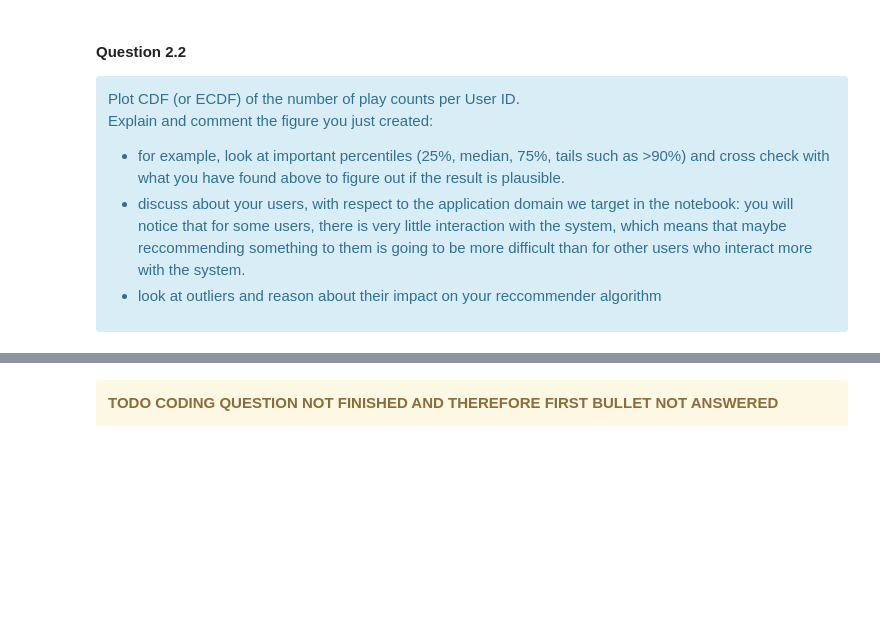
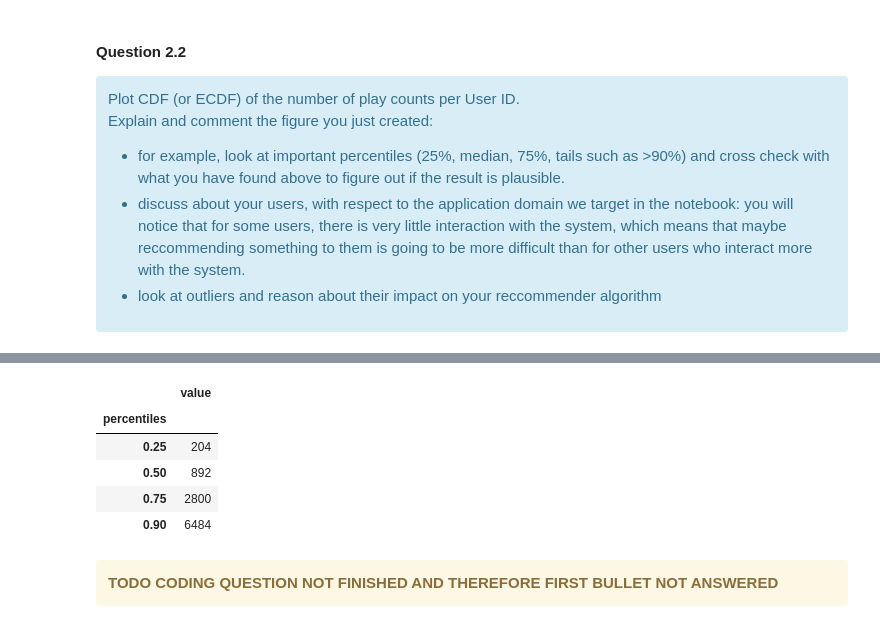
Before and after one commit to intv0id/AML_Course, a Jupyter notebook: 1 - RecSys/RecSys.ipynb, the cells around one changed output, grey strips where cells are left out. Cells and saved outputs as stored; diff of their text form; code cells hidden in the pictures; blank space fills up the shorter version.

```diff
--- a/1 - RecSys/RecSys.ipynb
+++ b/1 - RecSys/RecSys.ipynb
@@ -330,6 +379,14 @@ plt.show()
 # %%
-percentile_values = list(zip(percentiles, [Y[int(data_nb*p)] for p in percentiles]))
-pd.DataFrame(percentile_values, columns=["percentiles", "value"], index="percentiles")
+percentile_values = list(zip(percentiles,
+                             [Y[int(data_nb*p)] for p in percentiles]))
+pd.DataFrame(percentile_values, columns=["percentiles", "value"]).set_index("percentiles")
+# %% [output]
+|  | value |
+| percentiles |  |
+| 0.25 | 204 |
+| 0.50 | 892 |
+| 0.75 | 2800 |
+| 0.90 | 6484 |
 # %% [markdown]
 <div class="alert alert-warning">
 <b>
```
Also changed, not shown: parts of 14 cells of this notebook.
